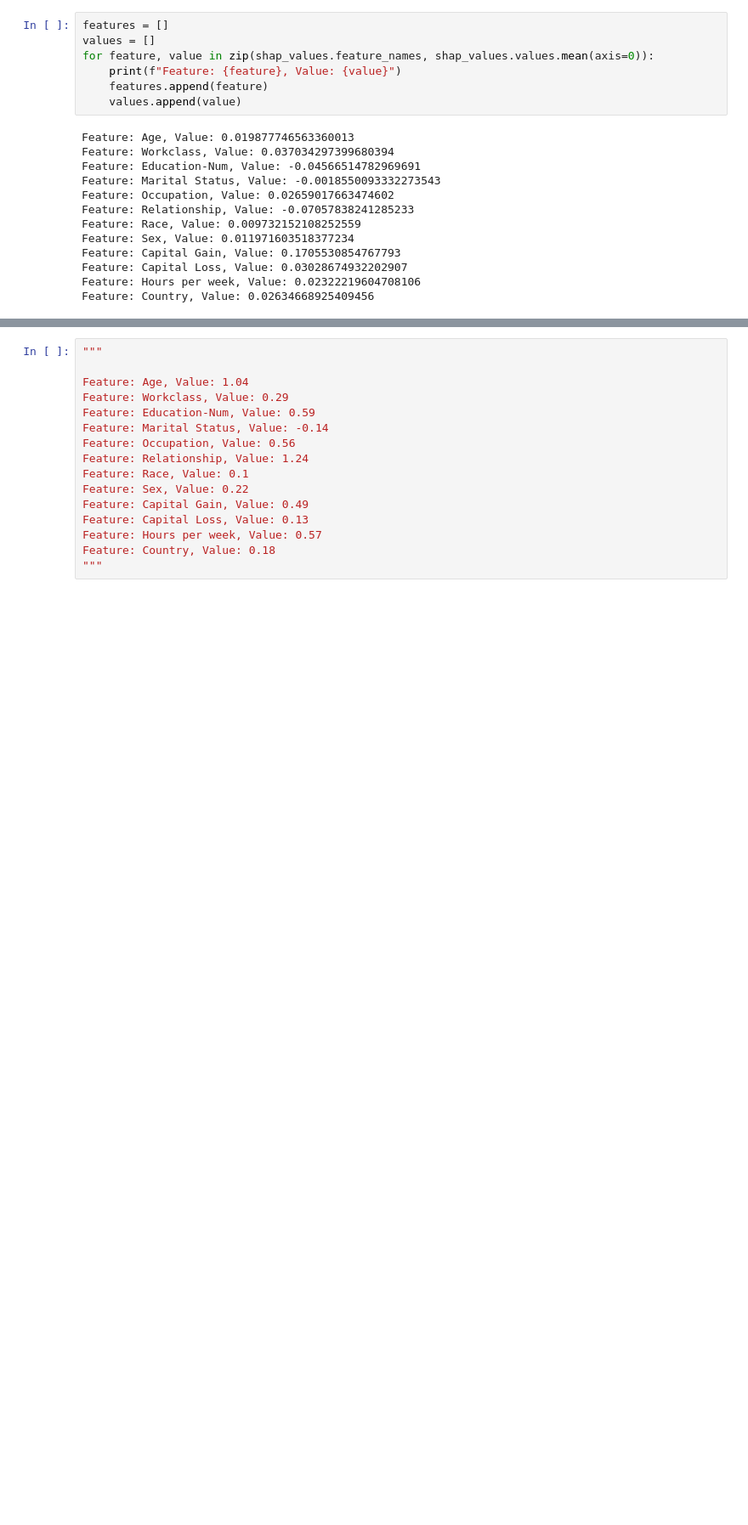
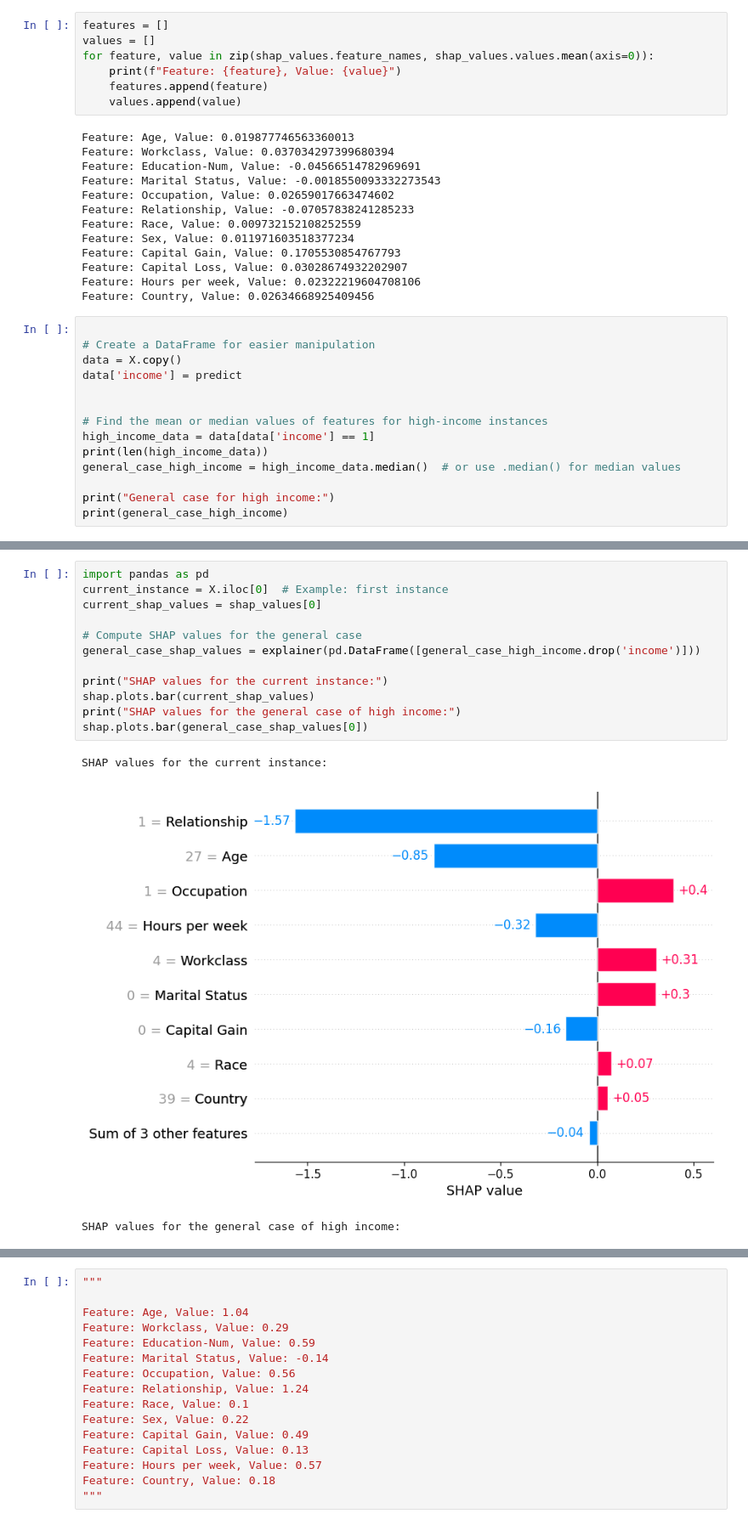
Before and after one commit to Yvonnefanf/ChartCaption, a Jupyter notebook: Data/XAI_outputs/SHAP.ipynb, the cells around one changed output, grey strips where cells are left out. Shown at 85% size. Cells and saved outputs as stored; diff of their text form; blank space fills up the shorter version.

Commit message:
add propotype example

```diff
--- a/Data/XAI_outputs/SHAP.ipynb
+++ b/Data/XAI_outputs/SHAP.ipynb
@@ -84,3 +43,17 @@ Feature: Capital Gain, Value: 0.1705530854767793
 Feature: Capital Loss, Value: 0.03028674932202907
 Feature: Hours per week, Value: 0.02322219604708106
 Feature: Country, Value: 0.02634668925409456
+# %%
+
+# Create a DataFrame for easier manipulation
+data = X.copy()
+data['income'] = predict
+
+
+# Find the mean or median values of features for high-income instances
+high_income_data = data[data['income'] == 1]
+print(len(high_income_data))
+general_case_high_income = high_income_data.median()  # or use .median() for median values
+
+print("General case for high income:")
+print(general_case_high_income)
@@ -86,0 +77,16 @@ Feature: Country, Value: 0.02634668925409456
+# %%
+import pandas as pd
+current_instance = X.iloc[0]  # Example: first instance
+current_shap_values = shap_values[0]
+
+# Compute SHAP values for the general case
+general_case_shap_values = explainer(pd.DataFrame([general_case_high_income.drop('income')]))
+
+print("SHAP values for the current instance:")
+shap.plots.bar(current_shap_values)
+print("SHAP values for the general case of high income:")
+shap.plots.bar(general_case_shap_values[0])
+# %% [output]
+SHAP values for the current instance:
+[figure, added]
+SHAP values for the general case of high income:
```
Also changed, not shown: parts of 10 cells of this notebook, 1 other file.
